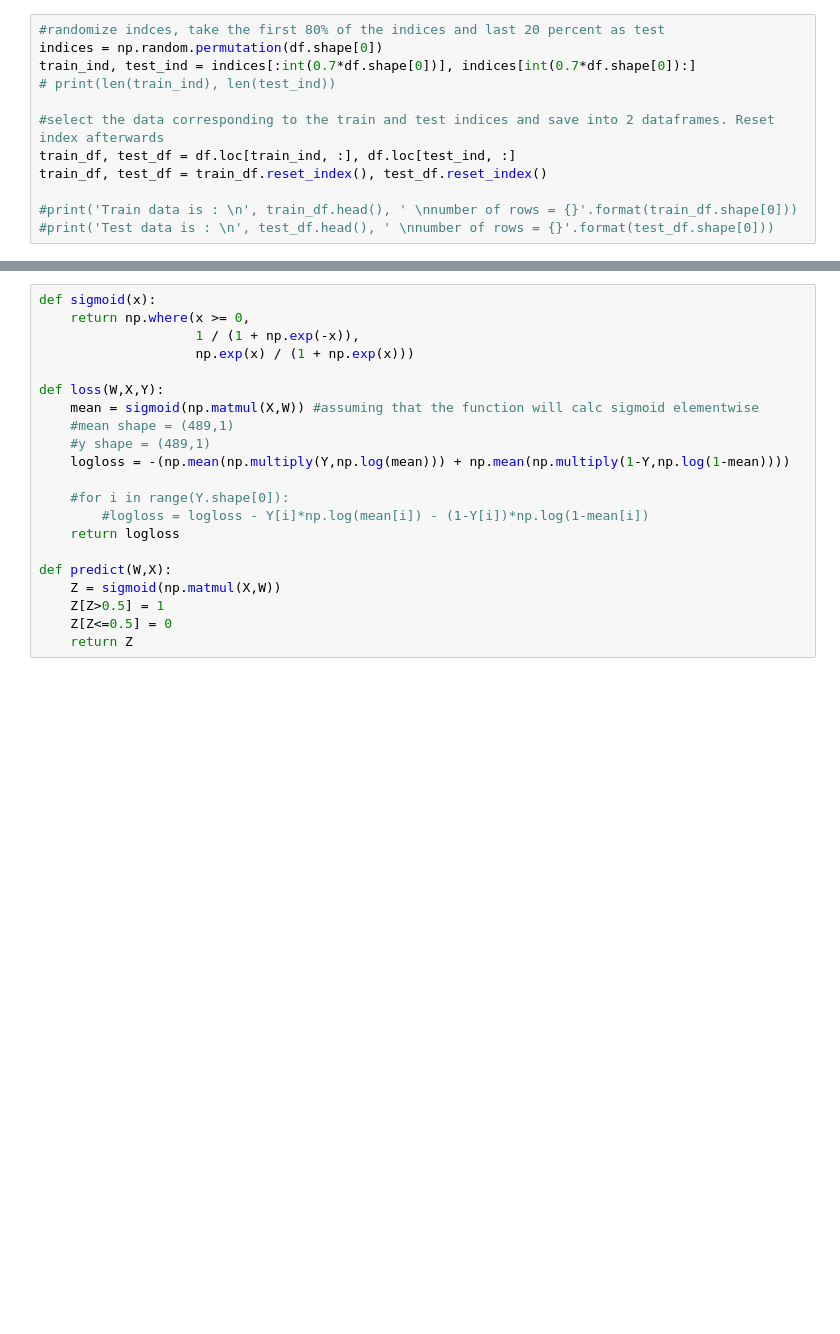
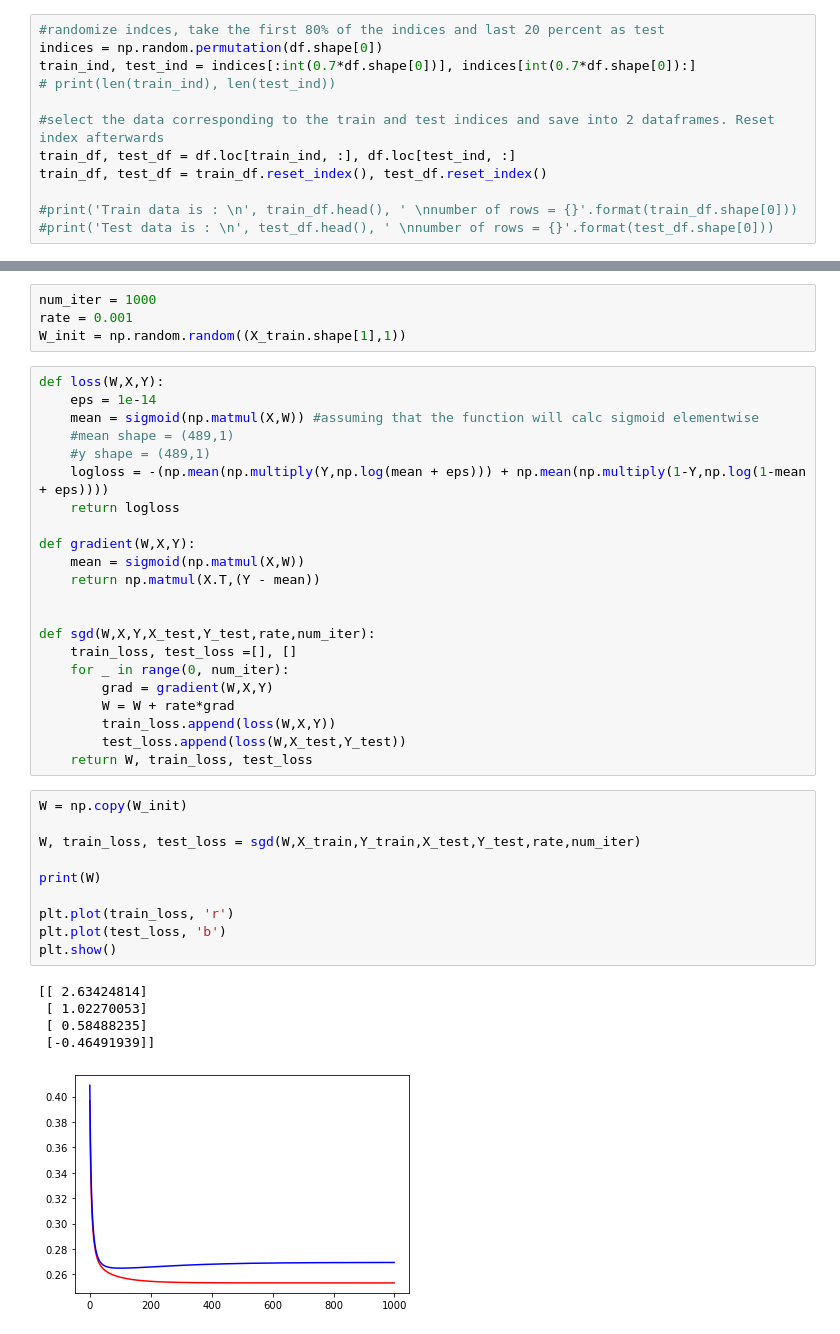
Before and after one commit to HarmanDotpy/ML-Assignment1, a Jupyter notebook: GLM_Logistic_Regression.ipynb, the cells around one changed output, grey strips where cells are left out. Drawn from its saved outputs; the diff is of its cells as text; blank space fills up the shorter version.

```diff
--- a/GLM_Logistic_Regression.ipynb
+++ b/GLM_Logistic_Regression.ipynb
@@ -86,22 +96,43 @@ print(Y_test.shape)
+# %%
+num_iter = 1000
+rate = 0.001
+W_init = np.random.random((X_train.shape[1],1))
 # %%
-def sigmoid(x):
-    return np.where(x >= 0,
-                    1 / (1 + np.exp(-x)),
-                    np.exp(x) / (1 + np.exp(x)))
-
 def loss(W,X,Y):
+    eps = 1e-14
     mean = sigmoid(np.matmul(X,W)) #assuming that the function will calc sigmoid elementwise
     #mean shape = (489,1)
     #y shape = (489,1)
-    logloss = -(np.mean(np.multiply(Y,np.log(mean))) + np.mean(np.multiply(1-Y,np.log(1-mean))))
-
-    #for i in range(Y.shape[0]):
-        #logloss = logloss - Y[i]*np.log(mean[i]) - (1-Y[i])*np.log(1-mean[i])
+    logloss = -(np.mean(np.multiply(Y,np.log(mean + eps))) + np.mean(np.multiply(1-Y,np.log(1-mean + eps))))
     return logloss
 
-def predict(W,X):
-    Z = sigmoid(np.matmul(X,W))
-    Z[Z>0.5] = 1
-    Z[Z<=0.5] = 0
-    return Z
+def gradient(W,X,Y):
+    mean = sigmoid(np.matmul(X,W))
+    return np.matmul(X.T,(Y - mean))
+
+
+def sgd(W,X,Y,X_test,Y_test,rate,num_iter):
+    train_loss, test_loss =[], []
+    for _ in range(0, num_iter):
+        grad = gradient(W,X,Y)
+        W = W + rate*grad
+        train_loss.append(loss(W,X,Y))
+        test_loss.append(loss(W,X_test,Y_test))
+    return W, train_loss, test_loss
+# %%
+W = np.copy(W_init)
+
+W, train_loss, test_loss = sgd(W,X_train,Y_train,X_test,Y_test,rate,num_iter)
+
+print(W)
+
+plt.plot(train_loss, 'r')
+plt.plot(test_loss, 'b')
+plt.show()
+# %% [output]
+[[ 2.63424814]
+ [ 1.02270053]
+ [ 0.58488235]
+ [-0.46491939]]
+[figure, added]
 # %%
```
Also changed, not shown: parts of 11 cells of this notebook, 1 other file.
